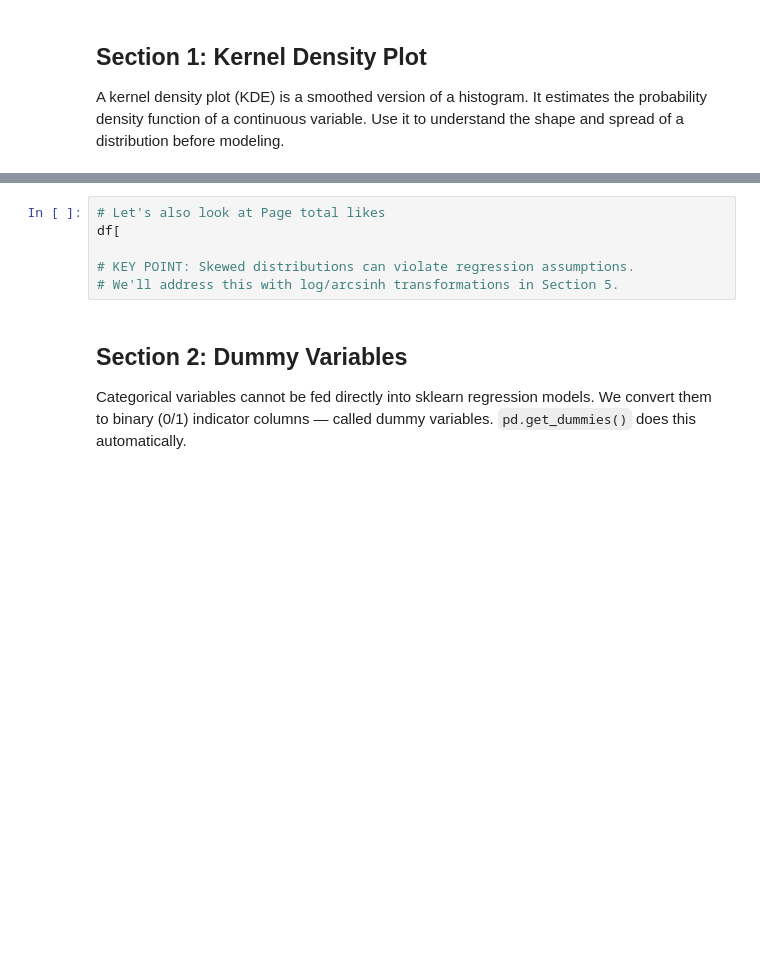
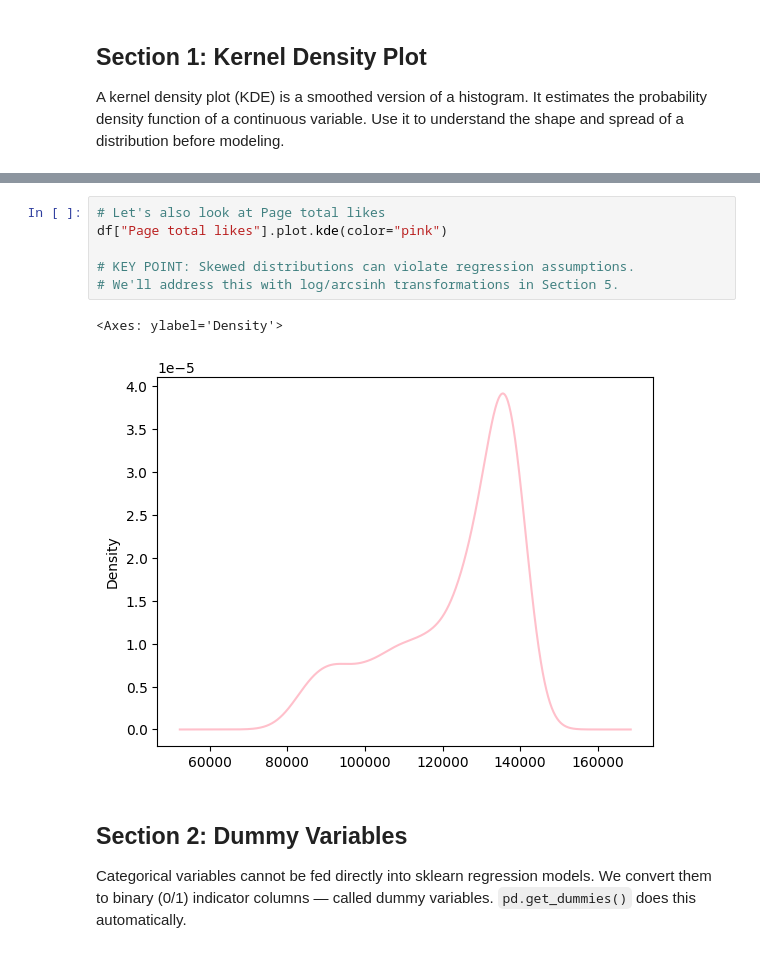
Before and after one commit to msm4eh/week_8, a Jupyter notebook: makeup_regression.ipynb, the cells around one changed output, grey strips where cells are left out. Drawn from its saved outputs; the diff is of its cells as text; blank space fills up the shorter version.

```diff
--- a/makeup_regression.ipynb
+++ b/makeup_regression.ipynb
@@ -41,9 +72,12 @@ df[
 # %%
 # Let's also look at Page total likes
-df[
+df["Page total likes"].plot.kde(color="pink")
 
 # KEY POINT: Skewed distributions can violate regression assumptions.
 # We'll address this with log/arcsinh transformations in Section 5.
+# %% [output]
+<Axes: ylabel='Density'>
+[figure, added]
 # %% [markdown]
 ## Section 2: Dummy Variables
 
```
Also changed, not shown: parts of 8 cells of this notebook.
